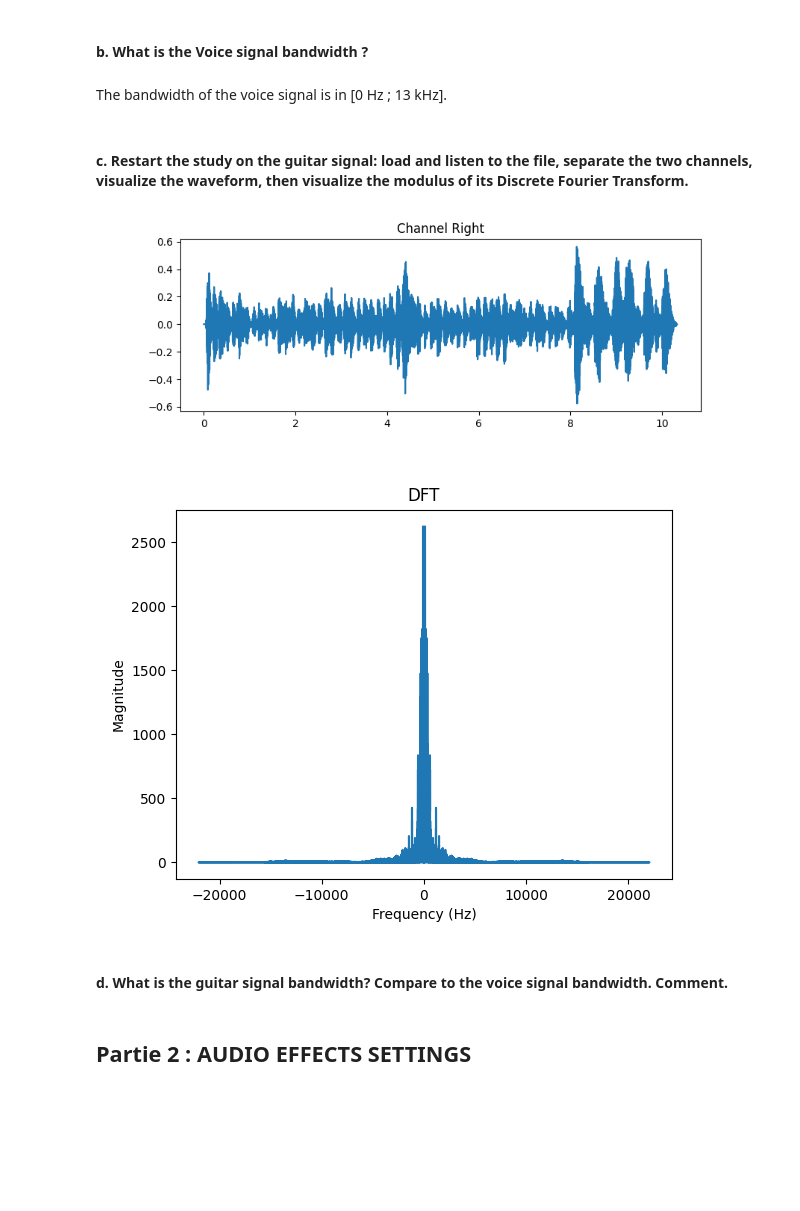
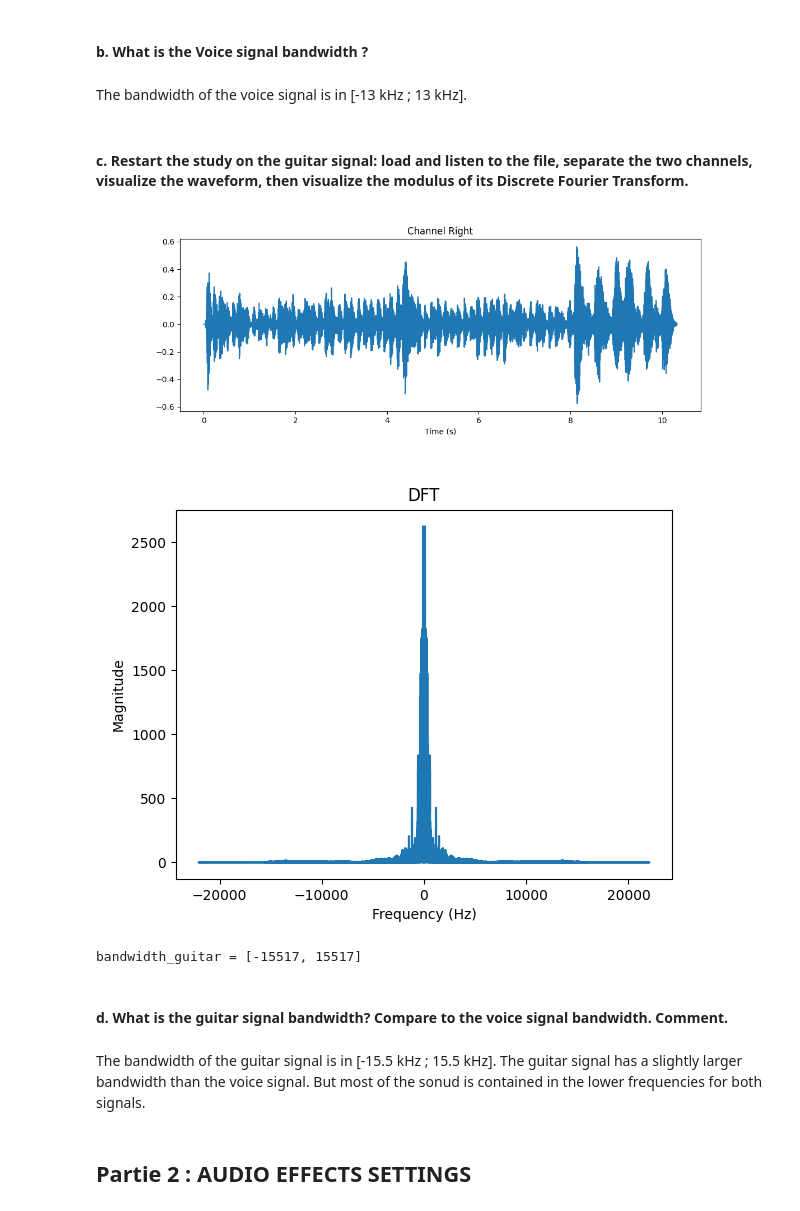
Before and after one commit to SharaineMALARVIJY/S1_Traitement_du_son, a Jupyter notebook: TP1/TP1_Son1.ipynb, the cells around one changed output. Cells and saved outputs as stored; diff of their text form; code cells hidden in the pictures; blank space fills up the shorter version.

```diff
--- a/TP1/TP1_Son1.ipynb
+++ b/TP1/TP1_Son1.ipynb
@@ -49,9 +50,10 @@ x_voice0L = x_voice0[:, 0]
 def plot_right(x_voice0R):
     t_nb_point = len(x_voice0R)
     t_vect = np.linspace(0, t_nb_point/Fs, t_nb_point)
-    plt.figure(figsize= (9, 3))
+    plt.figure(figsize= (12, 4))
     plt.plot(t_vect, x_voice0R)
     plt.title("Channel Right")
+    plt.xlabel("Time (s)")
     plt.show()
 plot_right(x_voice0R)
 # %% [output]
@@ -81,5 +83,20 @@ def plot_spectrum(x_voice0R, Fs):
     plt.show()
 
 plot_spectrum(x_voice0R, Fs)
+
+def bandwidth(x, Fs):
+    dft = np.fft.fft(x)
+    f_vector = np.fft.fftfreq(len(dft), d=1/Fs)
+
+    magnitude = np.abs(dft)
+    bw_mask = magnitude >= 1
+    bw_freqs = f_vector[bw_mask]
+
+    min_f = np.min(bw_freqs)
+    max_f = np.max(bw_freqs)
+    return [round(min_f), round(max_f)]
+
+bandwidth_voice = bandwidth(x_voice0R, Fs)
+print(f"{bandwidth_voice = }")
 # %% [output]
 [figure]
@@ -86,27 +104,34 @@ plot_spectrum(x_voice0R, Fs)
 # %% [markdown]
 #### b. What is the Voice signal bandwidth ?
 # %% [markdown]
-The bandwidth of the voice signal is in [0 Hz ; 13 kHz].
+The bandwidth of the voice signal is in [-13 kHz ; 13 kHz].
 # %% [markdown]
 #### c. Restart the study on the guitar signal: load and listen to the file, separate the two channels, visualize the waveform, then visualize the modulus of its Discrete Fourier Transform.
 # %%
 # UNCOMMENT AND COMPLETE ONE OF THE 2 FOLLOWING LINES
 #x_guit0, Fs = sf.read('son/GuitarBlues.wav')
 x_guit0, Fs = sf.read('son/GuitarMetal.wav')
 
 # ISOLATE CHANNEL RIGHT
 x_guit0R = x_guit0[:, 1]
 
 # VISUALIZE THE WAVEFORM
 plot_right(x_guit0R)
 
 # VISUALIZE THE SPECTRUM
 plot_spectrum(x_guit0R, Fs)
+
+bandwidth_guitar = bandwidth(x_guit0R, Fs)
+print(f"{bandwidth_guitar = }")
 # %% [output]
-[figure, old version]
+[figure, new version]
 [figure]
+bandwidth_guitar = [-15517, 15517]
 # %% [markdown]
 #### d. What is the guitar signal bandwidth? Compare to the voice signal bandwidth. Comment.
+# %% [markdown]
+The bandwidth of the guitar signal is in [-15.5 kHz ; 15.5 kHz]. The guitar signal has a slightly larger bandwidth than the voice signal.
+But most of the sonud is contained in the lower frequencies for both signals.
 # %% [markdown]
 ## Partie 2 : AUDIO EFFECTS SETTINGS
 # %% [markdown]
```
Also changed, not shown: parts of 21 cells of this notebook, 1 other file.
